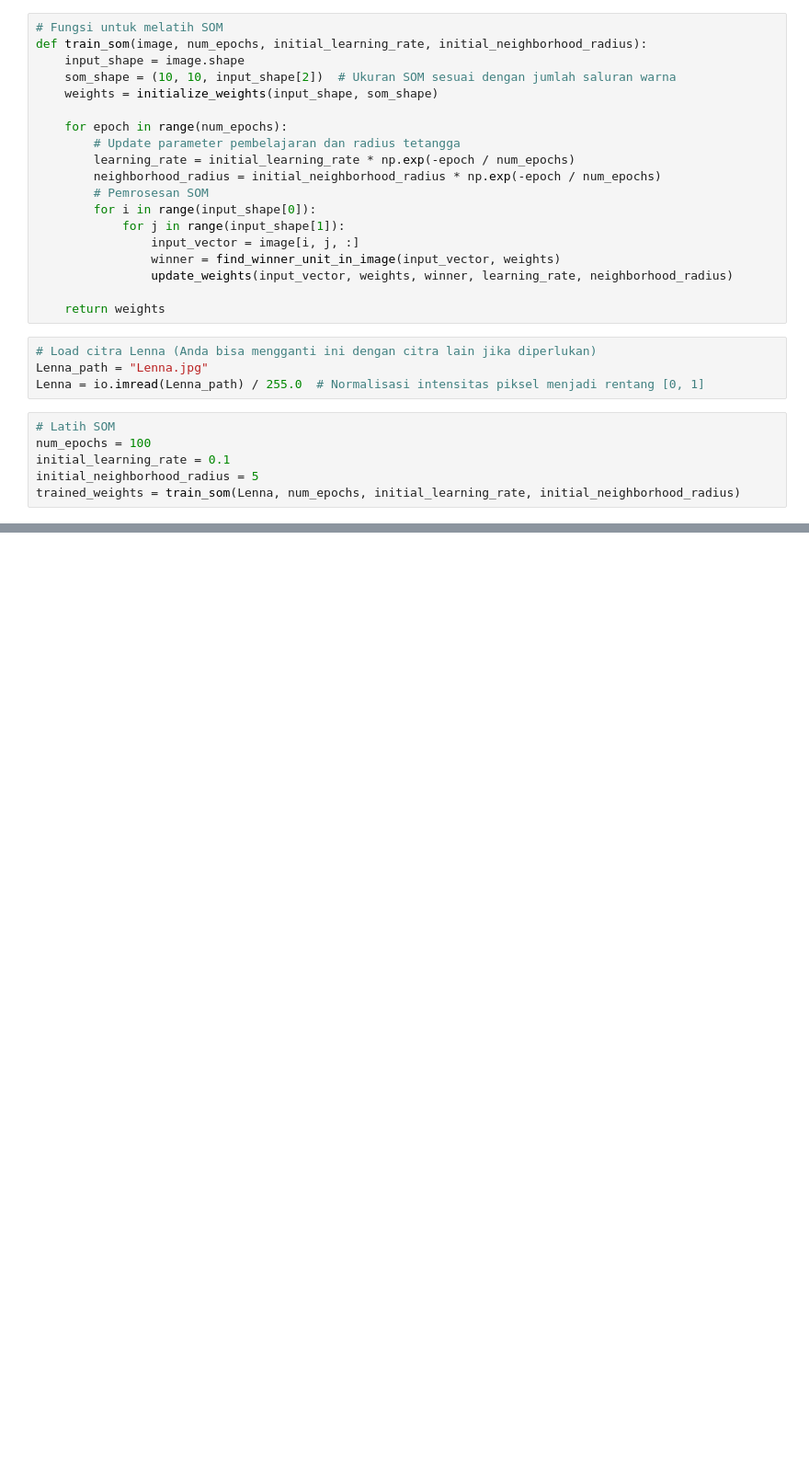
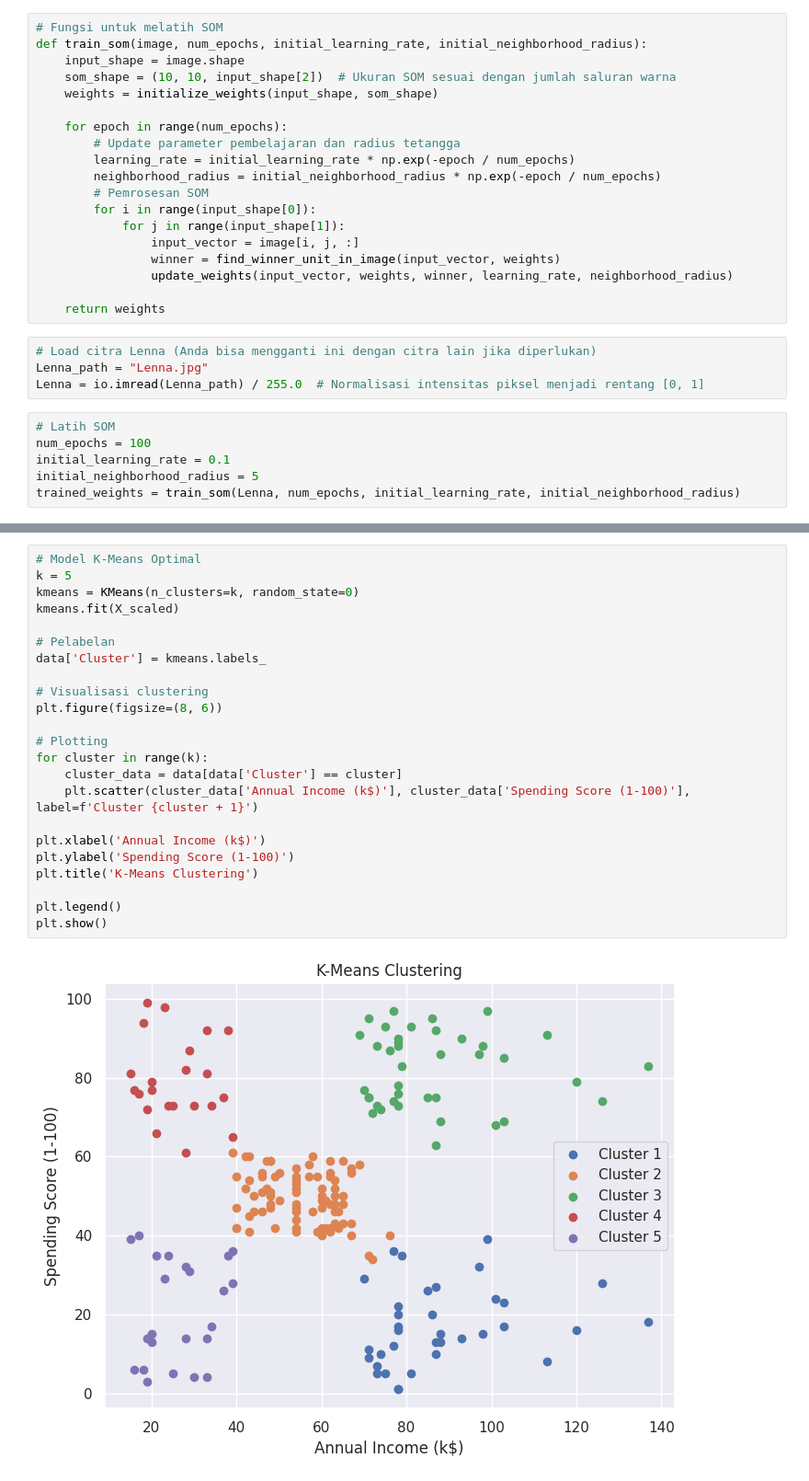
Before and after one commit to basithbahi/Pembelajaran-Mesin-2023, a Jupyter notebook: Week 07.ipynb, the cells around one changed output, grey strips where cells are left out. Shown at 92% size. Cells and saved outputs as stored; diff of their text form; blank space fills up the shorter version.

```diff
--- a/Week 07.ipynb
+++ b/Week 07.ipynb
@@ -436,0 +502,25 @@ plt.show()
+# %%
+# Model K-Means Optimal
+k = 5
+kmeans = KMeans(n_clusters=k, random_state=0)
+kmeans.fit(X_scaled)
+
+# Pelabelan
+data['Cluster'] = kmeans.labels_
+
+# Visualisasi clustering
+plt.figure(figsize=(8, 6))
+
+# Plotting
+for cluster in range(k):
+    cluster_data = data[data['Cluster'] == cluster]
+    plt.scatter(cluster_data['Annual Income (k$)'], cluster_data['Spending Score (1-100)'], label=f'Cluster {cluster + 1}')
+
+plt.xlabel('Annual Income (k$)')
+plt.ylabel('Spending Score (1-100)')
+plt.title('K-Means Clustering')
+
+plt.legend()
+plt.show()
+# %% [output]
+[figure, added]
```
Also changed, not shown: parts of 15 cells of this notebook.
